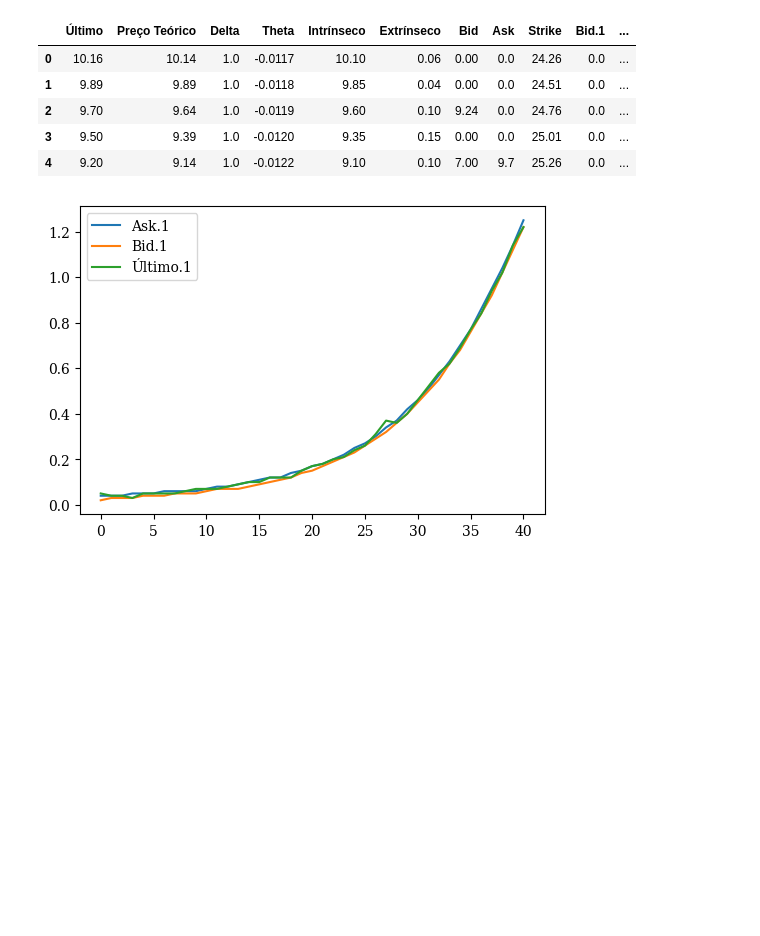
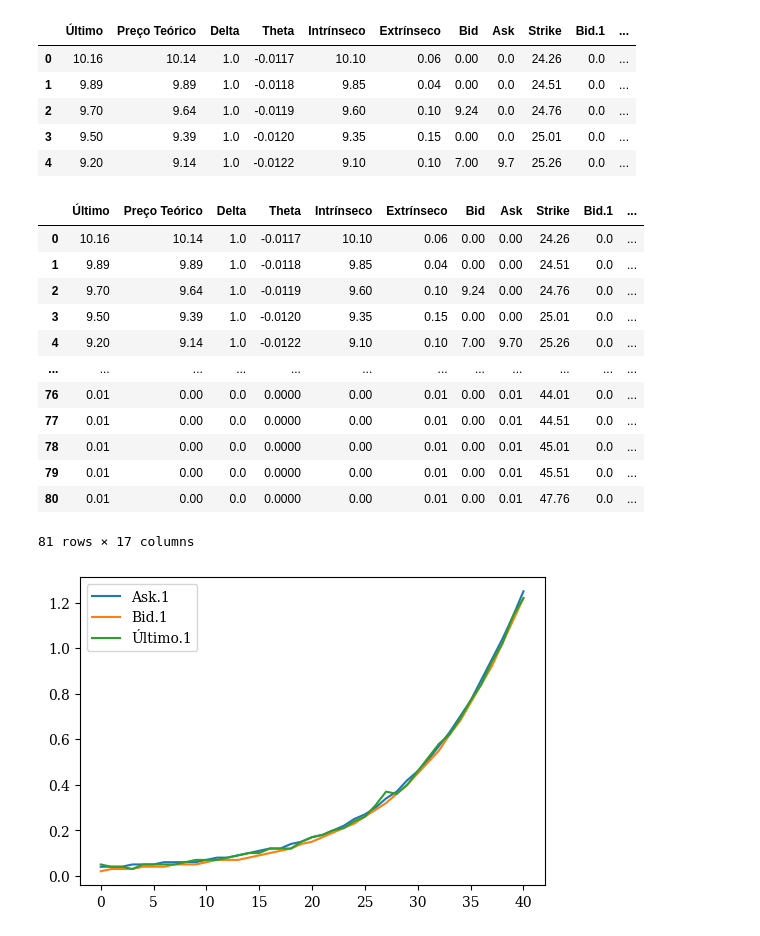
Before and after one commit to facklen/python_para_investimentos, a Jupyter notebook: Avaliação_Opções_PETR4.ipynb, the cells around one changed output. Cells and saved outputs as stored; diff of their text form; code cells hidden in the pictures; blank space fills up the shorter version.

```diff
--- a/Avaliação_Opções_PETR4.ipynb
+++ b/Avaliação_Opções_PETR4.ipynb
@@ -48,6 +48,23 @@ Opções2.head(5)
 | 2 | 9.70 | 9.64 | 1.0 | -0.0119 | 9.60 | 0.10 | 9.24 | 0.0 | 24.76 | 0.0 | ... |
 | 3 | 9.50 | 9.39 | 1.0 | -0.0120 | 9.35 | 0.15 | 0.00 | 0.0 | 25.01 | 0.0 | ... |
 | 4 | 9.20 | 9.14 | 1.0 | -0.0122 | 9.10 | 0.10 | 7.00 | 9.7 | 25.26 | 0.0 | ... |
+# %%
+Opções3 =pd.read_excel("/content/drive/MyDrive/Opções Dados/PETR4_15_12_23_to_15_12.xlsx",)
+Opções2
+# %% [output]
+|  | Último | Preço Teórico | Delta | Theta | Intrínseco | Extrínseco | Bid | Ask | Strike | Bid.1 | ... |
+| 0 | 10.16 | 10.14 | 1.0 | -0.0117 | 10.10 | 0.06 | 0.00 | 0.00 | 24.26 | 0.0 | ... |
+| 1 | 9.89 | 9.89 | 1.0 | -0.0118 | 9.85 | 0.04 | 0.00 | 0.00 | 24.51 | 0.0 | ... |
+| 2 | 9.70 | 9.64 | 1.0 | -0.0119 | 9.60 | 0.10 | 9.24 | 0.00 | 24.76 | 0.0 | ... |
+| 3 | 9.50 | 9.39 | 1.0 | -0.0120 | 9.35 | 0.15 | 0.00 | 0.00 | 25.01 | 0.0 | ... |
+| 4 | 9.20 | 9.14 | 1.0 | -0.0122 | 9.10 | 0.10 | 7.00 | 9.70 | 25.26 | 0.0 | ... |
+| ... | ... | ... | ... | ... | ... | ... | ... | ... | ... | ... | ... |
+| 76 | 0.01 | 0.00 | 0.0 | 0.0000 | 0.00 | 0.01 | 0.00 | 0.01 | 44.01 | 0.0 | ... |
+| 77 | 0.01 | 0.00 | 0.0 | 0.0000 | 0.00 | 0.01 | 0.00 | 0.01 | 44.51 | 0.0 | ... |
+| 78 | 0.01 | 0.00 | 0.0 | 0.0000 | 0.00 | 0.01 | 0.00 | 0.01 | 45.01 | 0.0 | ... |
+| 79 | 0.01 | 0.00 | 0.0 | 0.0000 | 0.00 | 0.01 | 0.00 | 0.01 | 45.51 | 0.0 | ... |
+| 80 | 0.01 | 0.00 | 0.0 | 0.0000 | 0.00 | 0.01 | 0.00 | 0.01 | 47.76 | 0.0 | ... |
+81 rows × 17 columns
 # %%
 # Ask são os vendedores
 # Bid são os compradores
```
Also changed, not shown: parts of 6 cells of this notebook.
